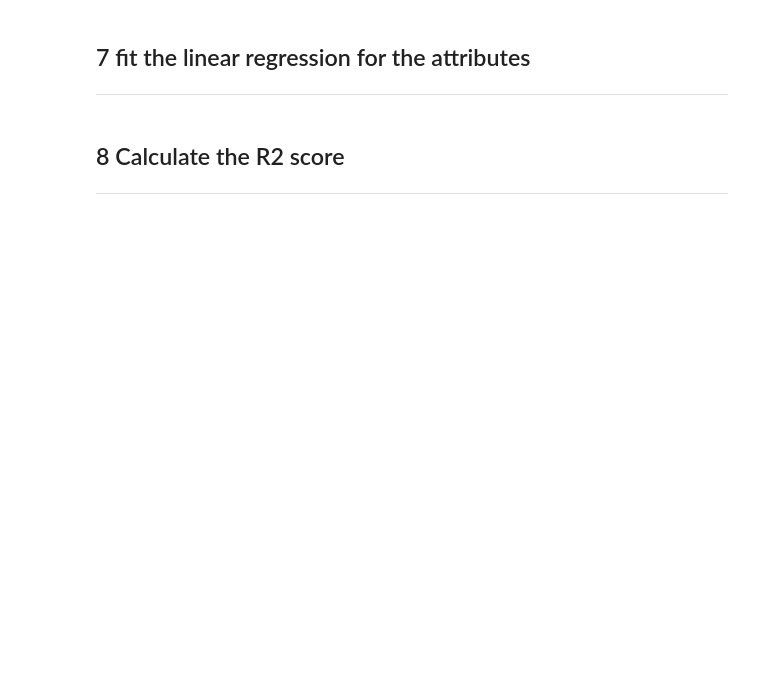
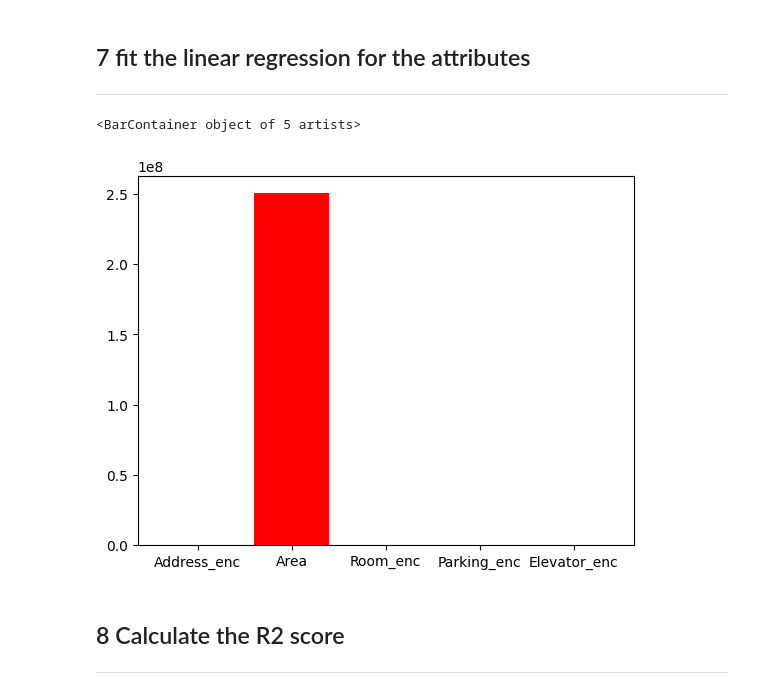
Before and after one commit to Mahan-Pourkami/Tehran_House_Price, a Jupyter notebook: Notebooks/main.ipynb, the cells around one changed output. Drawn from its saved outputs; the diff is of its cells as text; code cells hidden in the pictures; blank space fills up the shorter version.

```diff
--- a/Notebooks/main.ipynb
+++ b/Notebooks/main.ipynb
@@ -145,7 +184,22 @@ axes[2,1].scatter(train[['Warehouse_enc']], train[['Price']],color='green')
 # %%
 reg =LinearRegression()
 reg.fit(train[['Address_enc','Area','Room_enc','Parking_enc','Elevator_enc']], train[['Price']])
-test_answer = reg.predict(test[['Address_enc','Area','Room_enc','Parking_enc','Elevator_enc']])
+attributes = ['Address_enc','Area','Room_enc','Parking_enc','Elevator_enc']
+test_answer = reg.predict(test[attributes])
+attributes_val = reg.coef_[0]
+attributes_lable = []
+
+for attribute in attributes:
+    if '_enc' in attribute:
+        attributes_lable.append(attribute[:attribute.index('_enc')])
+    else :
+        attributes_lable.append(attribute)
+
+ax = plt.subplot()
+ax.bar(attributes, attributes_val, color='red')
+# %% [output]
+<BarContainer object of 5 artists>
+[figure, added]
 # %% [markdown]
 ## 8 Calculate the R2 score
 -------------------------------------------------------------------------------------------------------------------------------------
```
Also changed, not shown: parts of 10 cells of this notebook, 2 other files.
